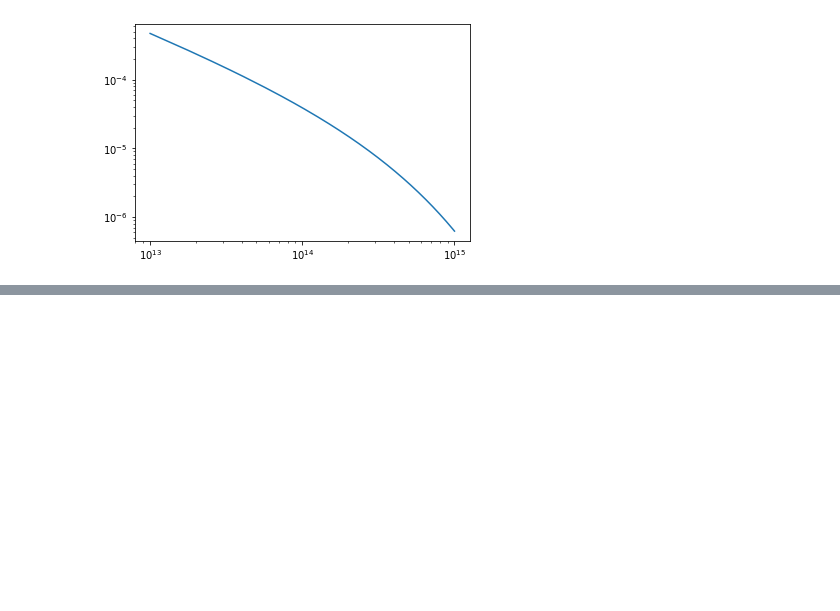
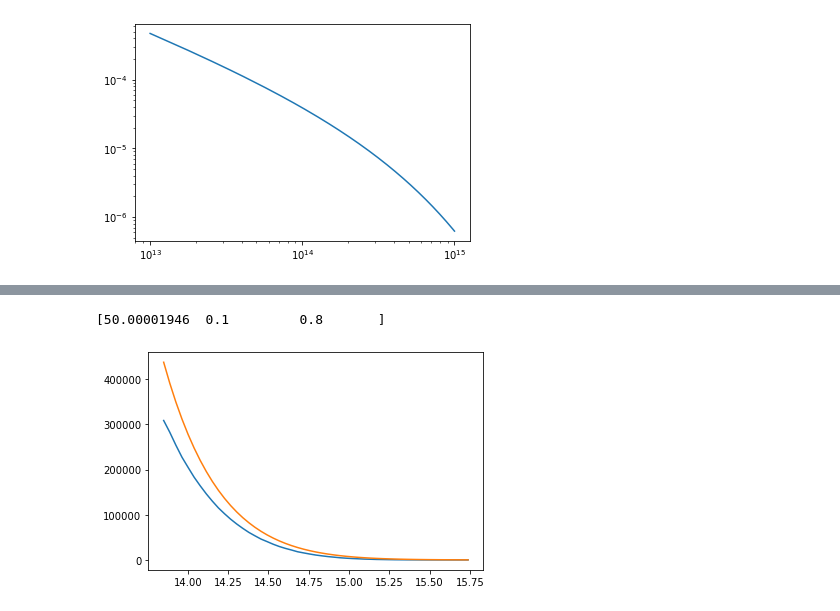
Before and after one commit to AleOzmandis22/Abilita-Informatiche, a Jupyter notebook: Progetto_Abilita_Informatiche.ipynb, the cells around one changed output, grey strips where cells are left out. Saved outputs shown, nothing was run; the diff lists cells and outputs as text; code cells hidden in the pictures; blank space fills up the shorter version.

```diff
--- a/Progetto_Abilita_Informatiche.ipynb
+++ b/Progetto_Abilita_Informatiche.ipynb
@@ -79,0 +89,27 @@ plt.show()
+# %%
+bin_heights, bin_borders = np.histogram(np.log10(a['mass']), bins=51, range = (np.log10(xmin), np.log10(xmax) ))
+bin_widths = np.diff(bin_borders)
+bin_centers = bin_borders[:-1] + bin_widths / 2
+
+# Let us perform a preliminary fit
+def func(x, a1, a2, a3):
+    params = {'flat': True, 'H0': a1, 'Om0': a2, 'Ob0': 0.049,'sigma8': a3, 'ns': 0.95} # This sets a customized cosmology
+    cosmology.addCosmology('myCosmofit', params)
+    cosmo = cosmology.setCosmology('myCosmofit')
+    mfunc_so = BoxVolume*mass_function.massFunction(x, 0.0, mdef = 'vir', model = 'despali16', q_out = 'dndlnM')
+    return mfunc_so
+
+
+xdata = 10**(bin_centers)
+ydata = bin_heights
+
+popt, pcov = curve_fit(func, xdata, ydata, p0=[67., 0.3, 0.8], bounds=([50., 0.1, 0.1],[75, 0.5, 1.])) # Input params and bounds
+
+print(popt) # Plot of estimated parameters (Terrible!)
+
+plt.plot(np.log10(xdata), ydata)
+plt.plot(np.log10(xdata), func(xdata, popt[0],popt[1], popt[2])) # Improvement needed, something starnge is happening
+plt.show()
+# %% [output]
+[50.00001946  0.1         0.8       ]
+[figure, added]
```
Also changed, not shown: parts of 3 cells of this notebook.
